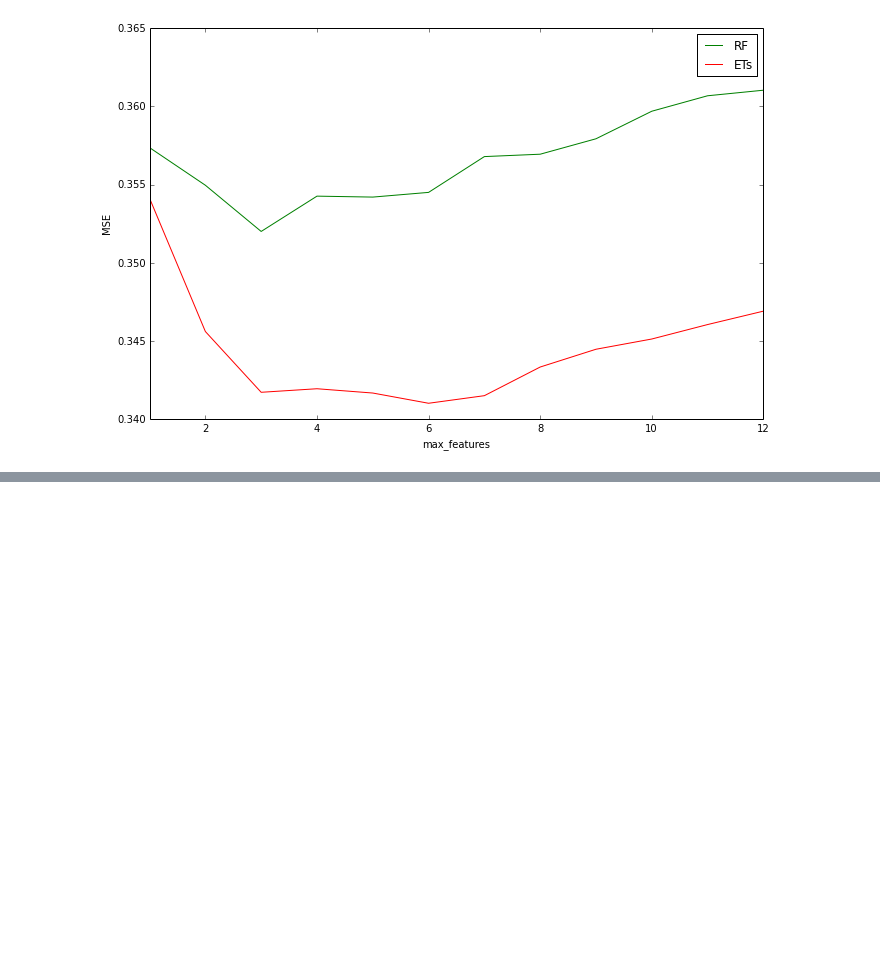
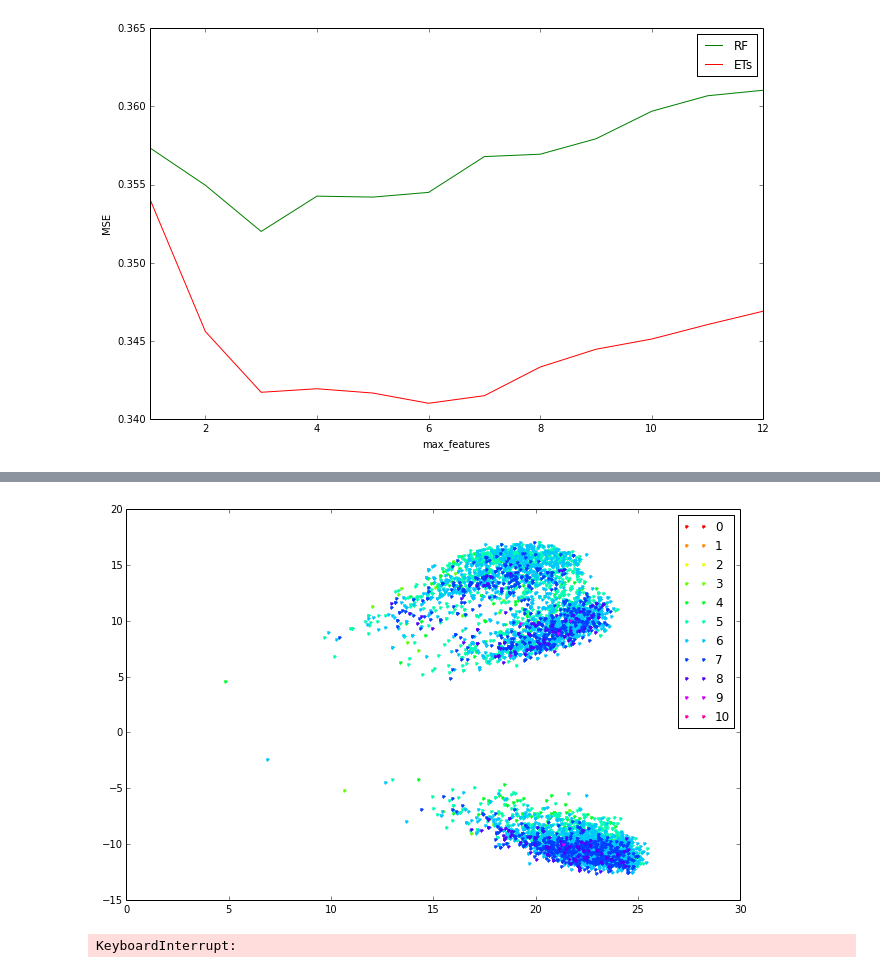
Before and after one commit to glouppe/talk-pydata2015, a Jupyter notebook: trees-pydata2015.ipynb, the cells around one changed output, grey strips where cells are left out. Drawn from its saved outputs; the diff is of its cells as text; code cells hidden in the pictures; blank space fills up the shorter version.

```diff
--- a/trees-pydata2015.ipynb
+++ b/trees-pydata2015.ipynb
@@ -154,0 +180,54 @@ importances.plot(kind="barh")
+# %%
+from sklearn.ensemble import RandomTreesEmbedding
+from sklearn.decomposition import TruncatedSVD
+
+# Project wines through a forest of totally randomized trees
+hasher = RandomTreesEmbedding(n_estimators=1000)
+X_transformed = hasher.fit_transform(X)
+
+# Plot wines on a plane using the 2 principal components
+pca = TruncatedSVD(n_components=2)
+coords = pca.fit_transform(X_transformed)
+
+n_values = 10 + 1  # Wine preferences are from 0 to 10
+cm = plt.get_cmap("hsv")
+colors =  (cm(1. * i / n_values) for i in range(n_values))
+
+for k, c in zip(range(n_values), colors):
+    plt.plot(coords[y == k, 0], coords[y == k, 1], '.', label=k, color=c)
+
+plt.legend()
+plt.show()
+# %% [output]
+[figure, added]
+# %%
+from scipy.spatial.distance import pdist, squareform
+from sklearn.ensemble import RandomForestRegressor
+from sklearn.manifold import MDS
+
+# Compute proximity matrix
+def proximities(forest, X):
+    prox = pdist(forest.apply(X),
+                 lambda u, v: (u == v).sum()) / forest.n_estimators
+    prox = squareform(prox)
+    return prox
+
+forest = RandomForestRegressor(n_estimators=1000, max_leaf_nodes=50, n_jobs=-1)
+forest.fit(X, y)
+prox = proximities(forest, X)
+
+# Plot using multi-dimensional scaling
+model = MDS(dissimilarity="precomputed")
+coords = model.fit_transform(1. - prox)
+
+n_values = 10 + 1  # Wine preferences are from 0 to 10
+cm = plt.get_cmap("hsv")
+colors =  (cm(1. * i / n_values) for i in range(n_values))
+
+for k, c in zip(range(n_values), colors):
+    plt.plot(coords[y[:2000] == k, 0], coords[y[:2000] == k, 1], '.', label=k, color=c)
+
+plt.legend()
+plt.show()
+# %% [output]
+KeyboardInterrupt:
```
Also changed, not shown: parts of 6 cells of this notebook, 5 other files.
